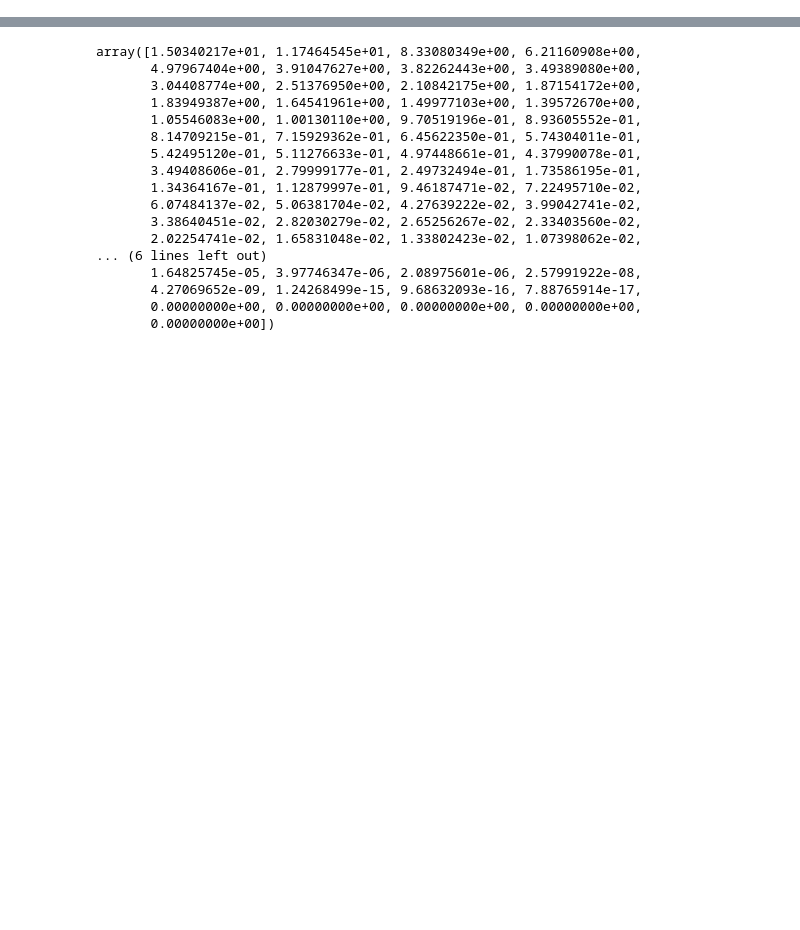
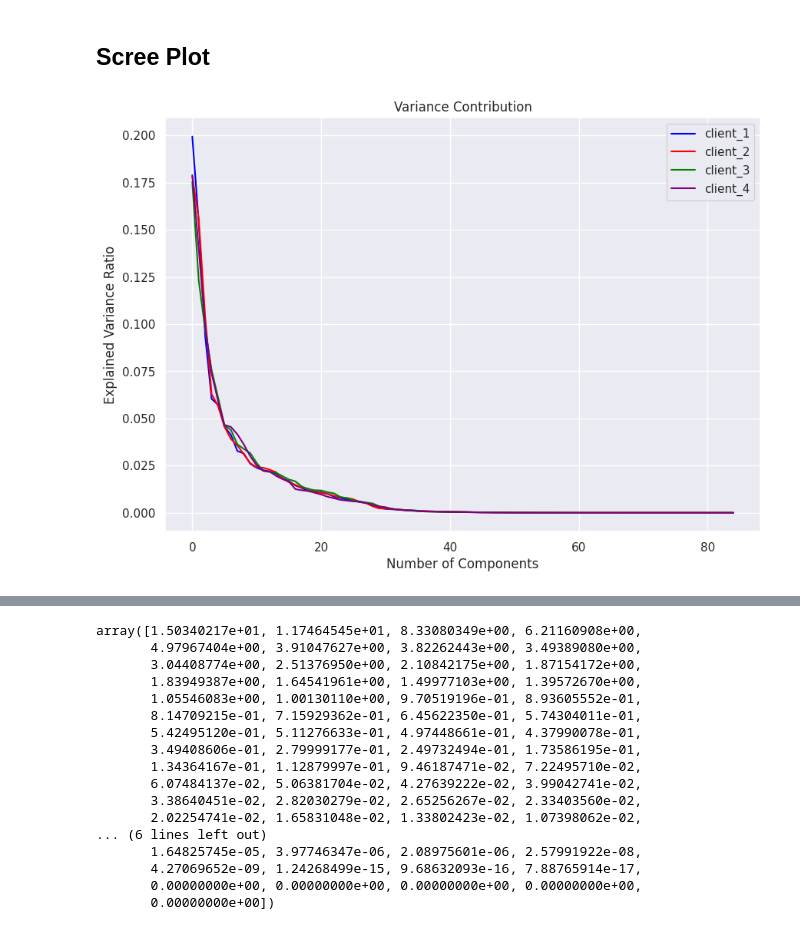
Before and after one commit to Sohag07Hasan/Collarborate-5G-NFs-with-Federated-Learning, a Jupyter notebook: feature_engineering/PCA.ipynb, the cells around one changed output, grey strips where cells are left out. Cells and saved outputs as stored; diff of their text form; code cells hidden in the pictures; blank space fills up the shorter version.

```diff
--- a/feature_engineering/PCA.ipynb
+++ b/feature_engineering/PCA.ipynb
@@ -78,0 +102,22 @@ Text(0, 0.5, 'cumulative explained variance')
+# %% [markdown]
+## Scree Plot
+# %%
+
+plt.figure(figsize=(10, 7))
+
+# Scree Plot for
+plt.plot(locals()['client_1']['pca'].explained_variance_ratio_, color='blue', label='client_1')
+plt.plot(locals()['client_2']['pca'].explained_variance_ratio_, color='red', label='client_2')
+plt.plot(locals()['client_3']['pca'].explained_variance_ratio_, color='green', label='client_3')
+plt.plot(locals()['client_4']['pca'].explained_variance_ratio_, color='purple', label='client_4')
+
+
+# Labeling the plot
+plt.xlabel('Number of Components')
+plt.ylabel('Explained Variance Ratio')
+plt.title("Variance Contribution")
+plt.legend()
+plt.grid(True)
+plt.show()
+# %% [output]
+[figure, added]
```
Also changed, not shown: parts of 32 cells of this notebook, 9 other files.
